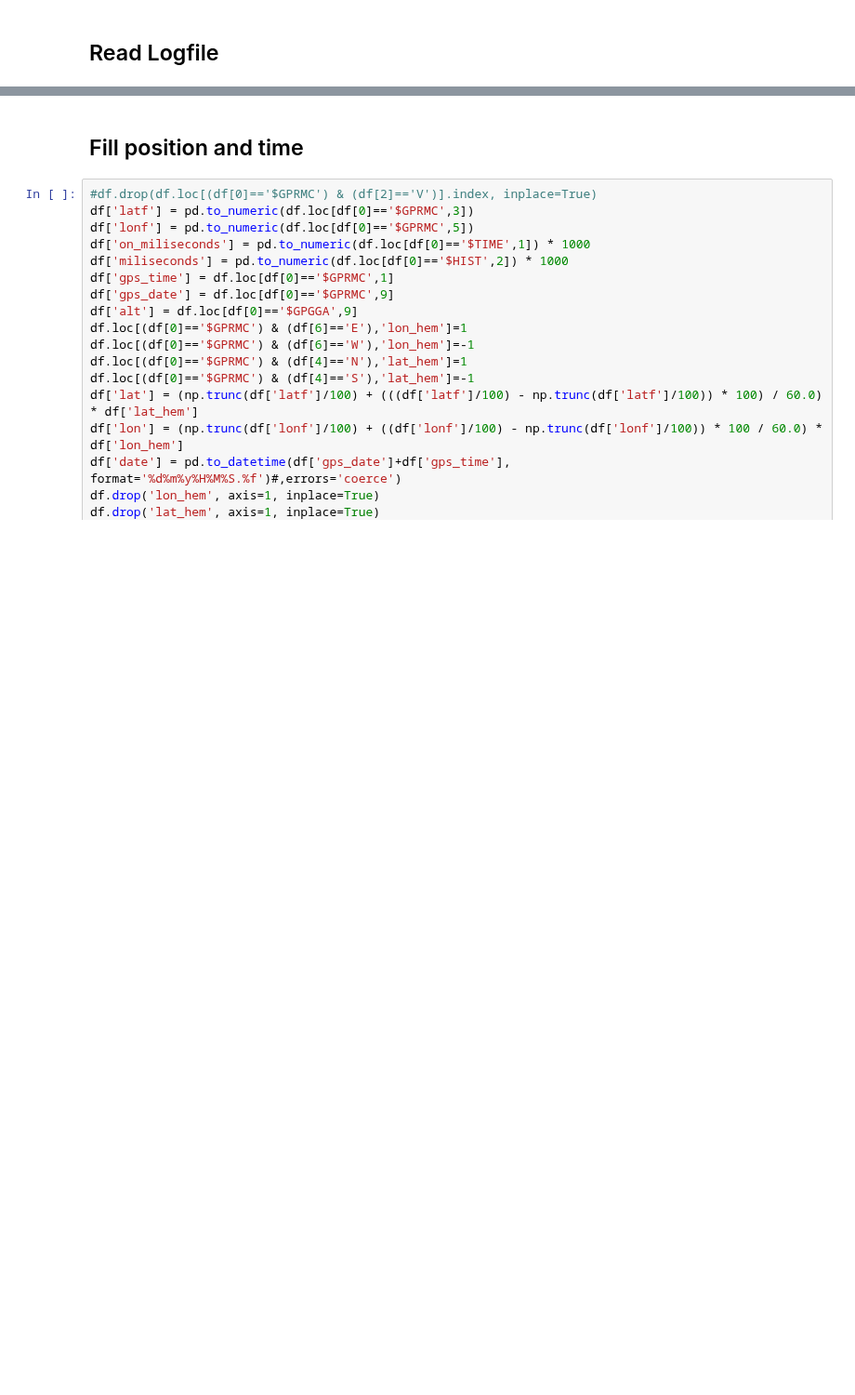
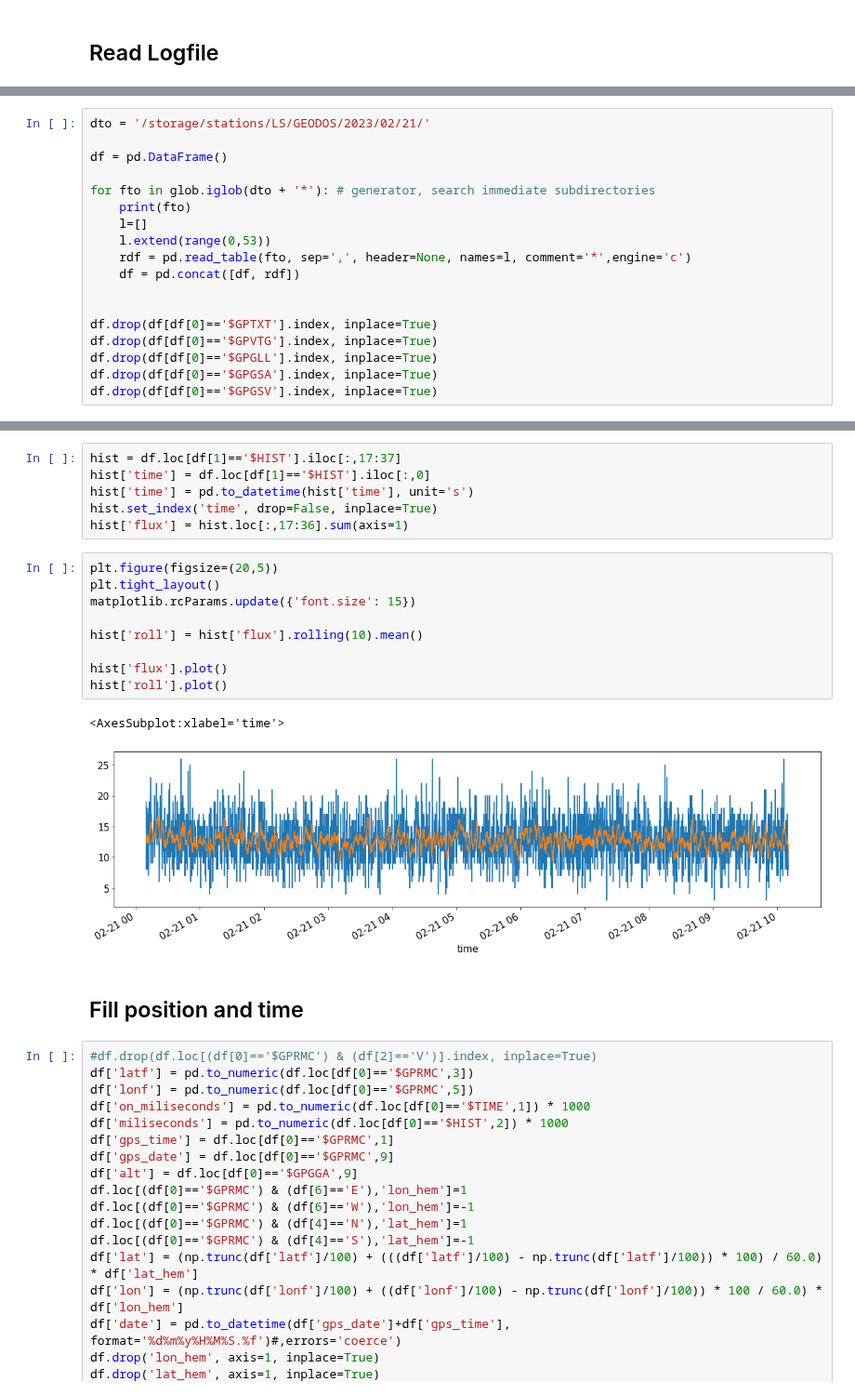
Before and after one commit to UniversalScientificTechnologies/GEODOS02, a Jupyter notebook: notebooks/GEODOS.ipynb, the cells around one changed output, grey strips where cells are left out. Shown at 93% size. Saved outputs shown, nothing was run; the diff lists cells and outputs as text; blank space fills up the shorter version.

Commit message:
graph of flux

```diff
--- a/notebooks/GEODOS.ipynb
+++ b/notebooks/GEODOS.ipynb
@@ -69,0 +20,18 @@ Name: 1, Length: 855, dtype: object
+# %%
+dto = '/storage/stations/LS/GEODOS/2023/02/21/'
+
+df = pd.DataFrame()
+
+for fto in glob.iglob(dto + '*'): # generator, search immediate subdirectories
+    print(fto)
+    l=[]
+    l.extend(range(0,53))
+    rdf = pd.read_table(fto, sep=',', header=None, names=l, comment='*',engine='c')
+    df = pd.concat([df, rdf])
+
+
+df.drop(df[df[0]=='$GPTXT'].index, inplace=True)
+df.drop(df[df[0]=='$GPVTG'].index, inplace=True)
+df.drop(df[df[0]=='$GPGLL'].index, inplace=True)
+df.drop(df[df[0]=='$GPGSA'].index, inplace=True)
+df.drop(df[df[0]=='$GPGSV'].index, inplace=True)
@@ -70,3 +49,21 @@ Name: 1, Length: 855, dtype: object
+# %%
+hist = df.loc[df[1]=='$HIST'].iloc[:,17:37]
+hist['time'] = df.loc[df[1]=='$HIST'].iloc[:,0]
+hist['time'] = pd.to_datetime(hist['time'], unit='s')
+hist.set_index('time', drop=False, inplace=True)
+hist['flux'] = hist.loc[:,17:36].sum(axis=1)
+# %%
+plt.figure(figsize=(20,5))
+plt.tight_layout()
+matplotlib.rcParams.update({'font.size': 15})
+
+hist['roll'] = hist['flux'].rolling(10).mean()
+
+hist['flux'].plot()
+hist['roll'].plot()
+# %% [output]
+<AxesSubplot:xlabel='time'>
+[figure, added]
 # %% [markdown]
 ## Fill position and time
 # %%
```
Also changed, not shown: parts of 3 cells of this notebook.
